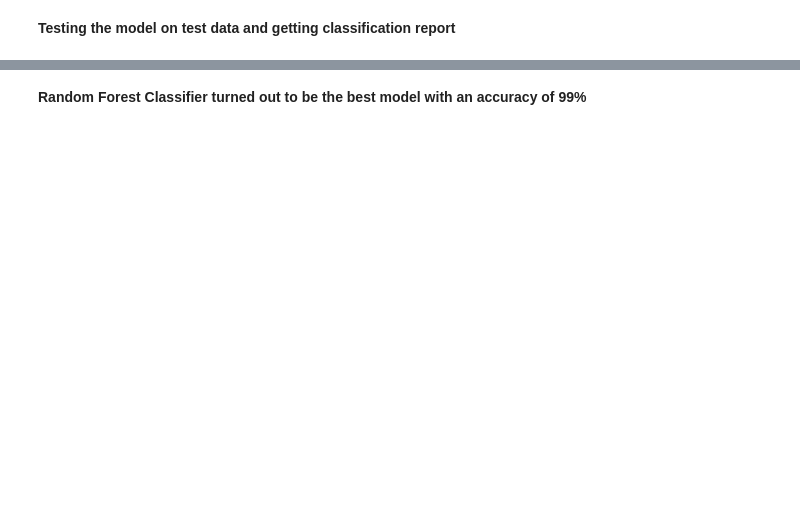
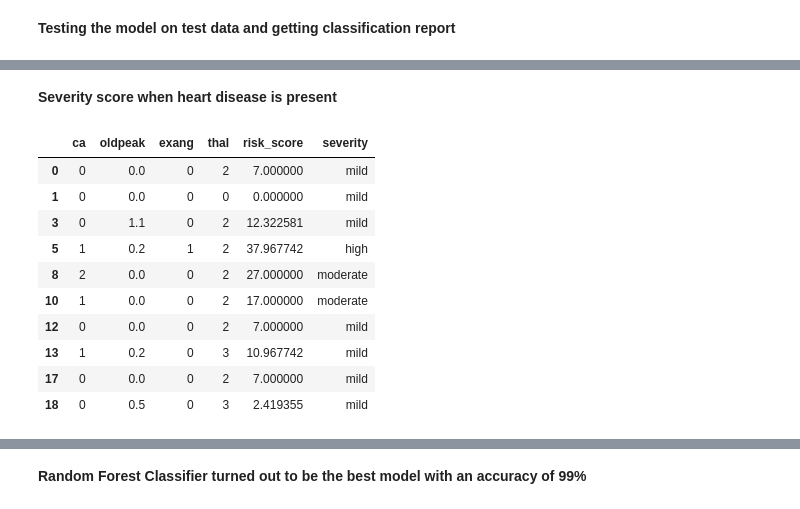
Before and after one commit to Poorvi-M/Heart-Disease-Prediction, a Jupyter notebook: Heart_Disease_Prediction.ipynb, the cells around one changed output, grey strips where cells are left out. Saved outputs shown, nothing was run; the diff lists cells and outputs as text; code cells hidden in the pictures; blank space fills up the shorter version.

Commit message:
Added severity prediction

```diff
--- a/Heart_Disease_Prediction.ipynb
+++ b/Heart_Disease_Prediction.ipynb
@@ -159,0 +239,44 @@ print(classification_report(y_test, y_pred))
+# %% [markdown]
+**Severity score when heart disease is present**
+# %%
+import numpy as np
+
+#create copy of test set
+test_copy= X_test.copy().reset_index(drop=True)
+new_df = test_copy[y_pred==1].copy()
+
+#calculating scores, normalisation
+ca_score = (new_df['ca'] / 4)*40
+oldpeak_score = (new_df['oldpeak'] / 6.2) * 30
+exang_score = new_df['exang'] *20
+conditions = [
+    new_df['thal'] == 0,
+    new_df['thal'] == 1,
+    new_df['thal'] == 2
+]
+choices = [0, 10, 7]
+thal_score = np.select(conditions, choices)
+
+new_df['ca_score'] = ca_score
+new_df['oldpeak_score'] = oldpeak_score
+new_df['exang_score'] =exang_score
+new_df['thal_score'] = thal_score
+new_df['risk_score'] = ca_score + oldpeak_score+ exang_score + thal_score
+
+labels = ['mild', 'moderate', 'high']
+new_df['severity'] = pd.cut(new_df['risk_score'], bins=[-1,16,32,47], labels=labels)
+
+new_df['severity'].value_counts()
+new_df[['ca', 'oldpeak', 'exang', 'thal', 'risk_score', 'severity']].head(10)
+# %% [output]
+|  | ca | oldpeak | exang | thal | risk_score | severity |
+| 0 | 0 | 0.0 | 0 | 2 | 7.000000 | mild |
+| 1 | 0 | 0.0 | 0 | 0 | 0.000000 | mild |
+| 3 | 0 | 1.1 | 0 | 2 | 12.322581 | mild |
+| 5 | 1 | 0.2 | 1 | 2 | 37.967742 | high |
+| 8 | 2 | 0.0 | 0 | 2 | 27.000000 | moderate |
+| 10 | 1 | 0.0 | 0 | 2 | 17.000000 | moderate |
+| 12 | 0 | 0.0 | 0 | 2 | 7.000000 | mild |
+| 13 | 1 | 0.2 | 0 | 3 | 10.967742 | mild |
+| 17 | 0 | 0.0 | 0 | 2 | 7.000000 | mild |
+| 18 | 0 | 0.5 | 0 | 3 | 2.419355 | mild |
```
Also changed, not shown: parts of 8 cells of this notebook.
